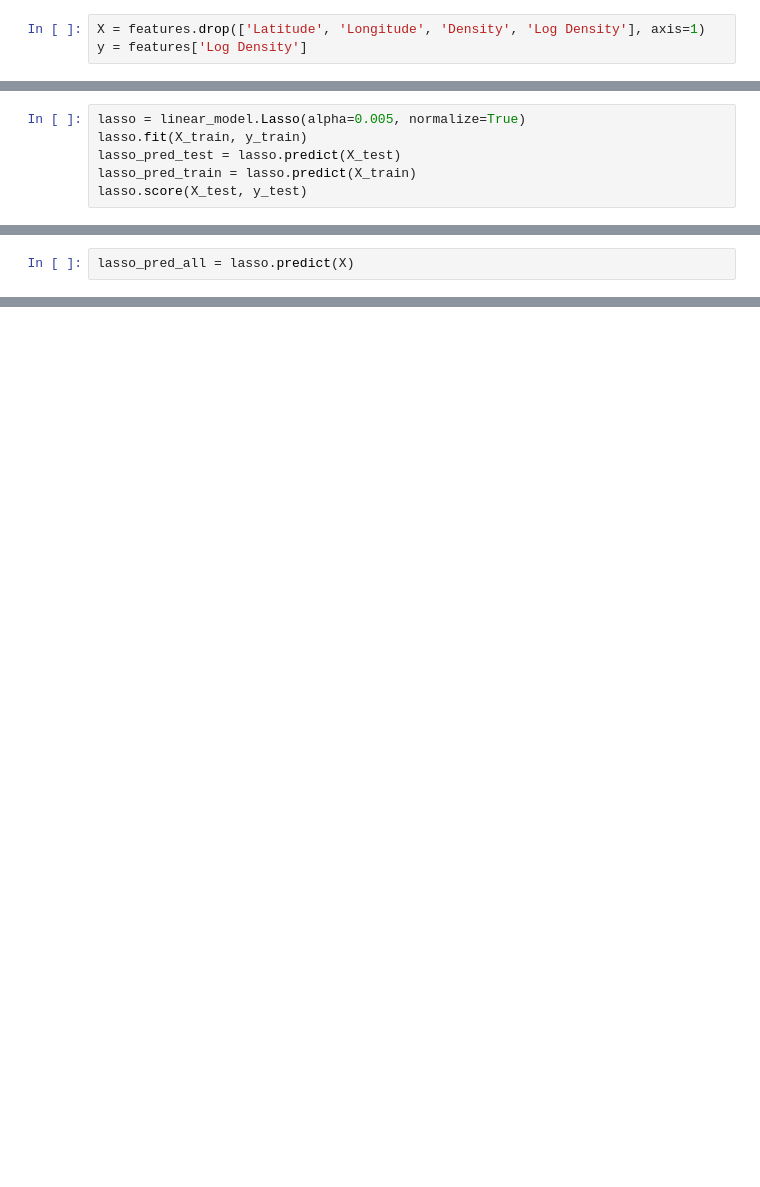
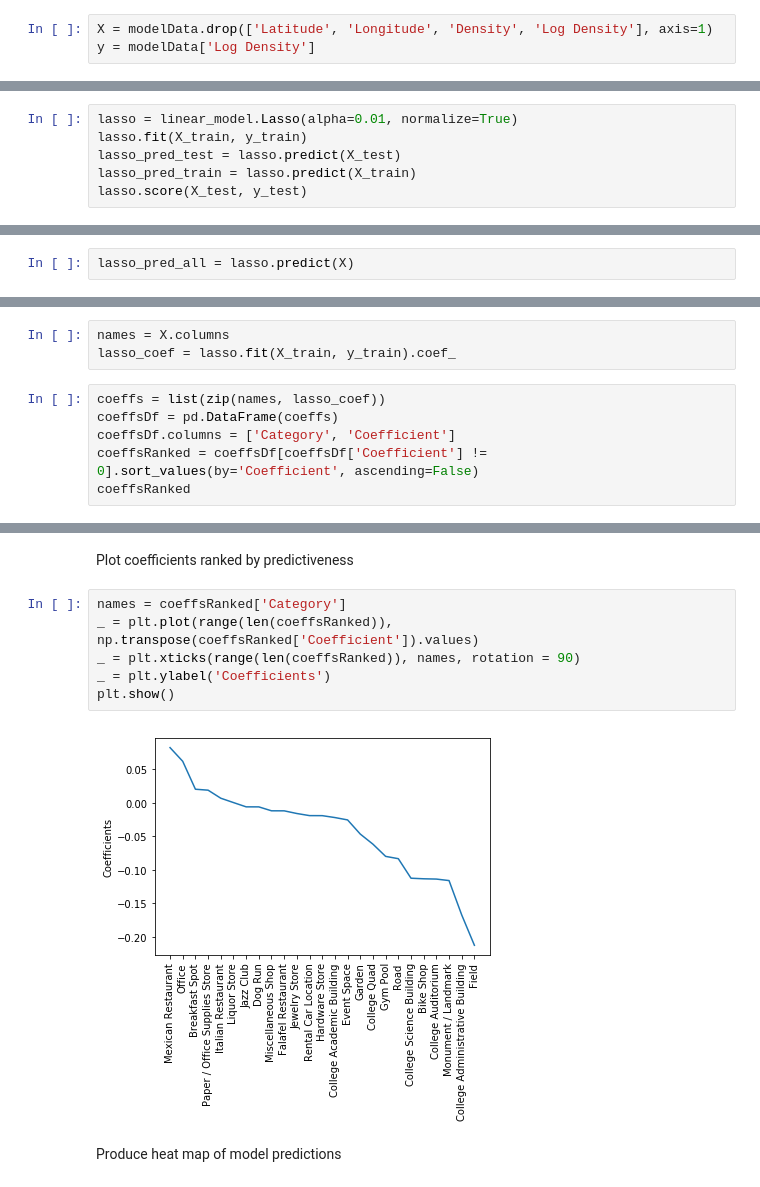
Before and after one commit to MattCommon/coursera-ibm-applied-data-science, a Jupyter notebook: Capstone Project.ipynb, the cells around one changed output, grey strips where cells are left out. Saved outputs shown, nothing was run; the diff lists cells and outputs as text; blank space fills up the shorter version.

```diff
--- a/Capstone Project.ipynb
+++ b/Capstone Project.ipynb
@@ -401,3 +555,3 @@ features.describe()
 # %%
-X = features.drop(['Latitude', 'Longitude', 'Density', 'Log Density'], axis=1)
-y = features['Log Density']
+X = modelData.drop(['Latitude', 'Longitude', 'Density', 'Log Density'], axis=1)
+y = modelData['Log Density']
@@ -426,5 +608,5 @@ plt.show()
 # %%
-lasso = linear_model.Lasso(alpha=0.005, normalize=True)
+lasso = linear_model.Lasso(alpha=0.01, normalize=True)
 lasso.fit(X_train, y_train)
 lasso_pred_test = lasso.predict(X_test)
 lasso_pred_train = lasso.predict(X_train)
@@ -476,0 +694,9 @@ m
+# %%
+names = X.columns
+lasso_coef = lasso.fit(X_train, y_train).coef_
+# %%
+coeffs = list(zip(names, lasso_coef))
+coeffsDf = pd.DataFrame(coeffs)
+coeffsDf.columns = ['Category', 'Coefficient']
+coeffsRanked = coeffsDf[coeffsDf['Coefficient'] != 0].sort_values(by='Coefficient', ascending=False)
+coeffsRanked
@@ -476,0 +721,12 @@ m
+# %% [markdown]
+Plot coefficients ranked by predictiveness
+# %%
+names = coeffsRanked['Category']
+_ = plt.plot(range(len(coeffsRanked)), np.transpose(coeffsRanked['Coefficient']).values)
+_ = plt.xticks(range(len(coeffsRanked)), names, rotation = 90)
+_ = plt.ylabel('Coefficients')
+plt.show()
+# %% [output]
+[figure, added]
+# %% [markdown]
+Produce heat map of model predictions
```
Also changed, not shown: parts of 69 cells of this notebook.
